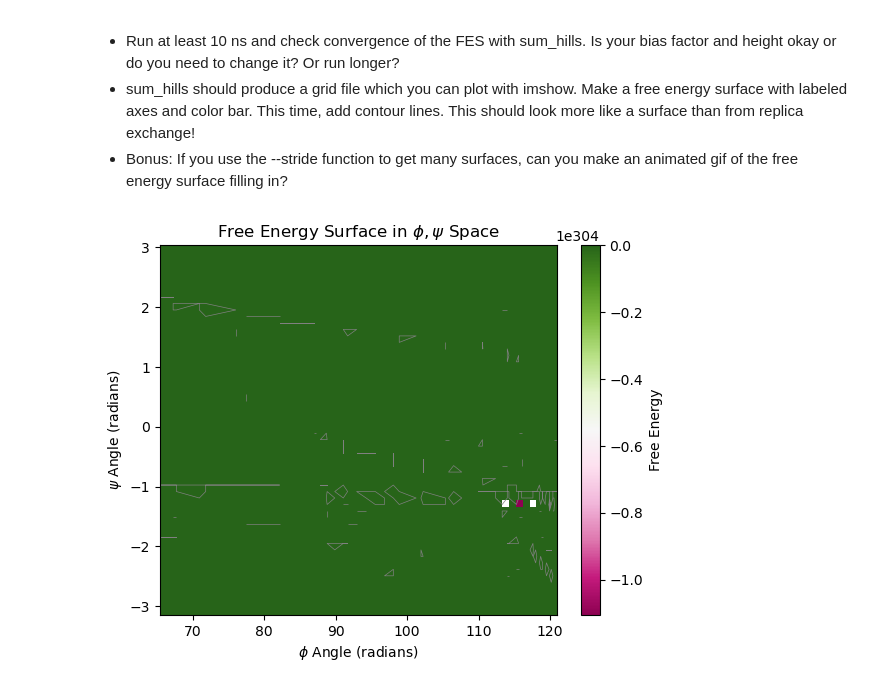
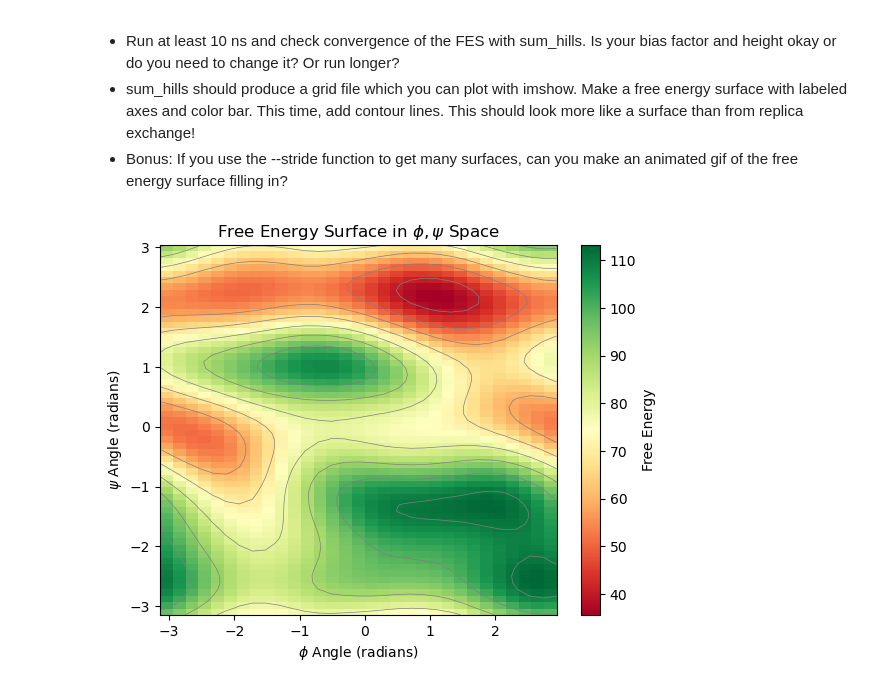
Before and after one commit to qiouyang/comp-lab-class-2023, a Jupyter notebook: Week6/Analysis/Q6_2D_metadynamics.ipynb, the cells around one changed output. Cells and saved outputs as stored; diff of their text form; code cells hidden in the pictures.

```diff
--- a/Week6/Analysis/Q6_2D_metadynamics.ipynb
+++ b/Week6/Analysis/Q6_2D_metadynamics.ipynb
@@ -10,29 +10,29 @@ import matplotlib.pyplot as plt
 # %%
 # Reference: gu-yaowen/comp-lab-class-2023
 
 def plot_potential_surface(data):
 
     unique_phi = np.unique(data[:, 0])
     unique_psi = np.unique(data[:, 1])
 
     surface = np.empty((len(unique_phi), len(unique_psi)))
 
     for row in data:
         phi_idx = np.where(unique_phi == row[0])[0][0]
         psi_idx = np.where(unique_psi == row[1])[0][0]
         surface[phi_idx, psi_idx] = row[2]
 
-    plt.imshow(surface, origin='lower', aspect='auto', cmap='PiYG',
+    plt.imshow(surface, origin='lower', aspect='auto', cmap='RdYlGn',
                extent=[unique_psi.min(), unique_psi.max(),
                        unique_phi.min(), unique_phi.max()])
     plt.colorbar(label='Free Energy')
     CS = plt.contour(unique_psi, unique_phi, surface, colors='grey', linewidths=0.5)
     plt.xlabel(r'$\phi$ Angle (radians)')
     plt.ylabel(r'$\psi$ Angle (radians)')
     plt.title(r'Free Energy Surface in $\phi, \psi$ Space')
 
-data = np.loadtxt('../Inputs/Q6/adp.grid.dat')
+data = np.loadtxt('../Inputs/Q6/adp_2d.grid.dat')
 plot_potential_surface(data)
 plt.savefig('../Figures/Q6_Estimate of Free Energy.png', dpi=300)
 # %% [output]
-[figure, old version]
+[figure, new version]
```
